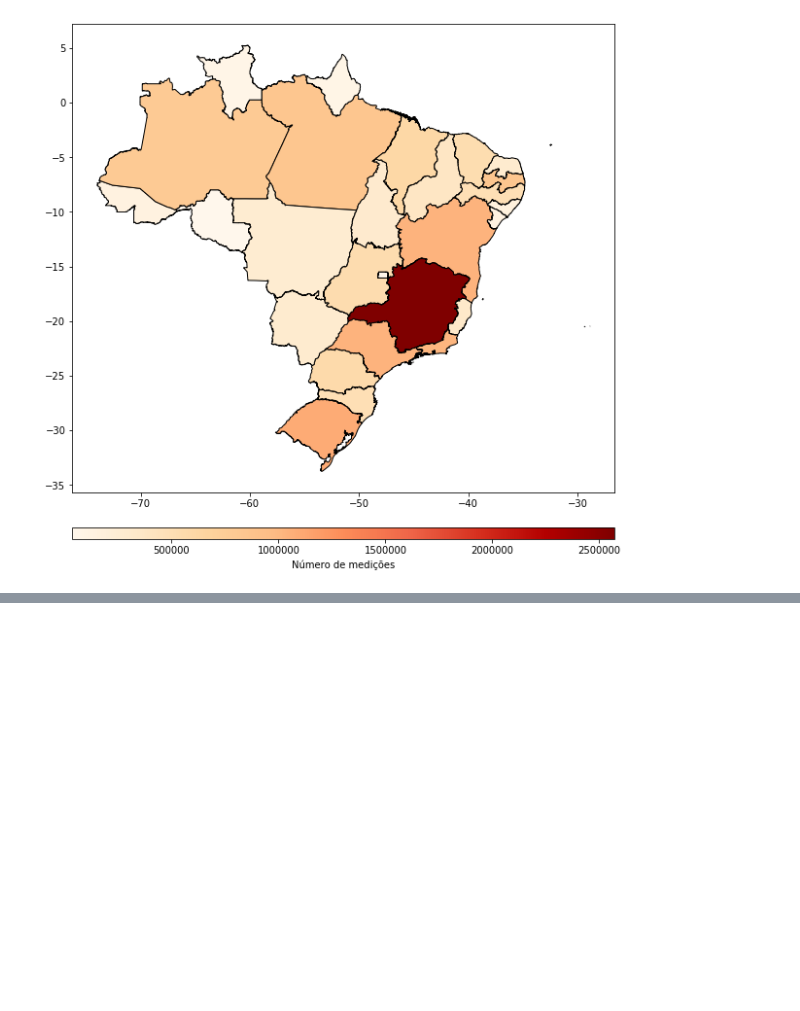
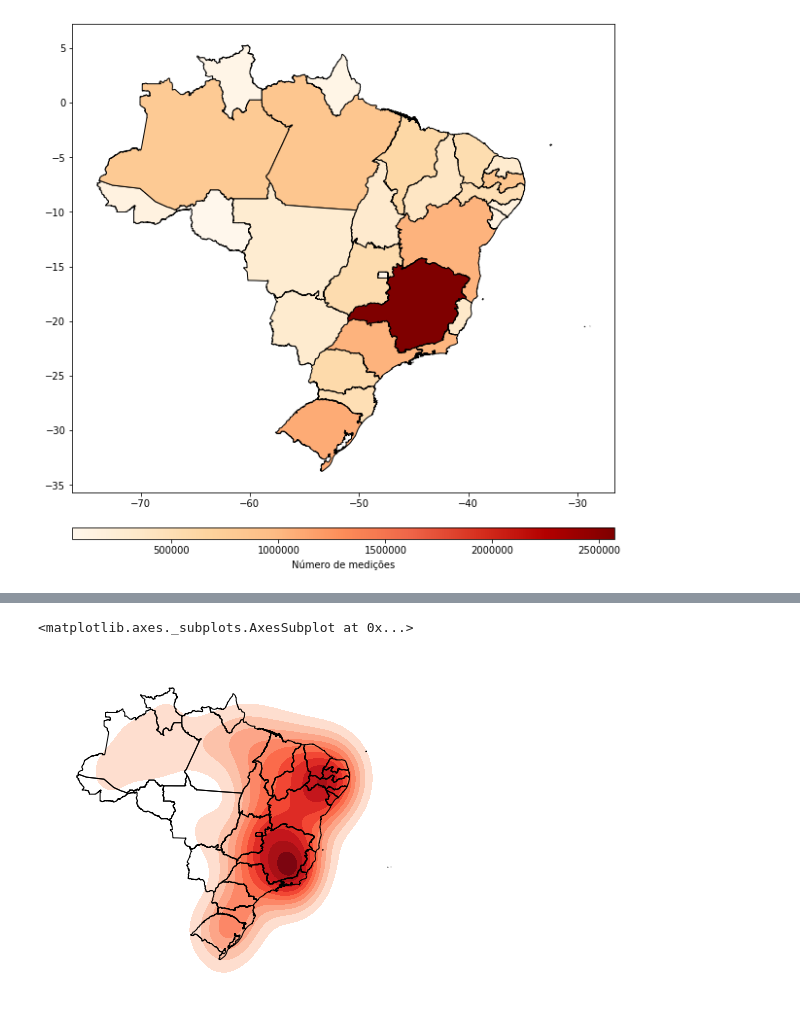
Before and after one commit to andrefellipe/ccd, a Jupyter notebook: maps.ipynb, the cells around one changed output, grey strips where cells are left out. Drawn from its saved outputs; the diff is of its cells as text; code cells hidden in the pictures; blank space fills up the shorter version.

Commit message:
Adicionando mapa feito com kdeplot

```diff
--- a/maps.ipynb
+++ b/maps.ipynb
@@ -53,7 +63,7 @@ df
 !wget http://www.usp.br/nereus/wp-content/uploads/Brasil.zip -O Brasil.zip
 !unzip Brasil.zip
 # %%
-map_df = gp.read_file('UFEBRASIL.shp')
+map_df = gpd.read_file('UFEBRASIL.shp')
 map_df['uf'] = ['RO', 'AC', 'AM', 'RR', 'PA', 'AP', 'TO', 'MA', 'PI', 'CE', 'RN', 'PA', 'PE', 'AL', 'SE', 'BA', 'MG', 'ES',
                 'RJ', 'SP', 'PR', 'SC', 'RS', 'MS', 'MT', 'GO', 'DF']
 measu_by_uf_df = df.groupby(['uf']).size().reset_index(name='measurements_by_uf')
@@ -74,3 +84,13 @@ map_df.plot(column='measurements_by_uf',
 # %% [output]
 <matplotlib.axes._subplots.AxesSubplot at 0x...>
 [figure]
+# %%
+tair_df = df[['date', 'lat', 'lon', 'tair']].sort_values(by=['date'])
+tair_df_2018_08 = tair_df[(tair_df['date'] >= '2018-08-01') & (tair_df['date'] <= '2018-08-31')]
+tair_lst_2018_08 = [v for k, v in tair_df_2018_08.groupby('date')]
+# %%
+tair_df_2018_08_01_00 = tair_lst_2018_08[0]
+gdf_2018_08_01_00 = gpd.GeoDataFrame(
+    tair_df_2018_08_01_00,
+    geometry=gpd.points_from_xy(tair_df_2018_08_01_00.lon, tair_df_2018_08_01_00.lat))
+gdf_2018_08_01_00
@@ -76,0 +111,6 @@ map_df.plot(column='measurements_by_uf',
+# %%
+ax = gplt.kdeplot(gdf_2018_08_01_00, shade=True, cmap='Reds')
+gplt.polyplot(map_df, zorder=1, ax=ax)
+# %% [output]
+<matplotlib.axes._subplots.AxesSubplot at 0x...>
+[figure, added]
```
Also changed, not shown: parts of 5 cells of this notebook.
